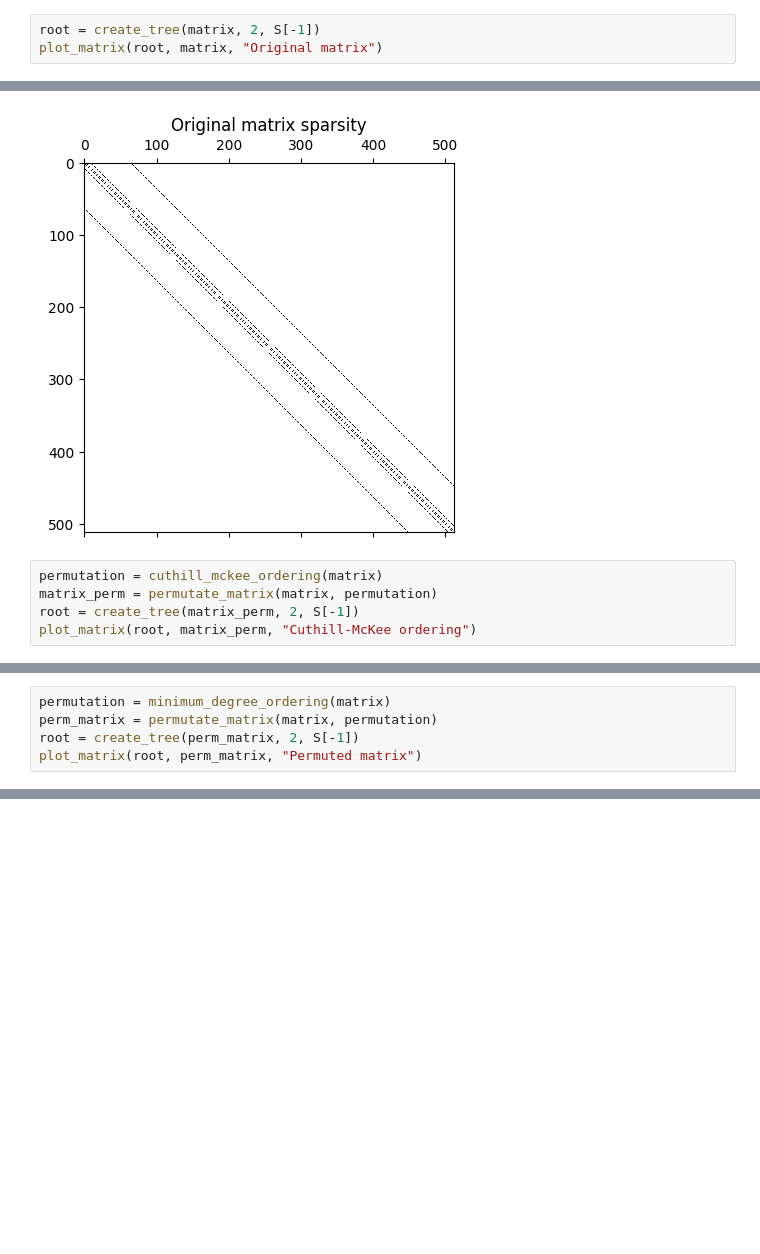
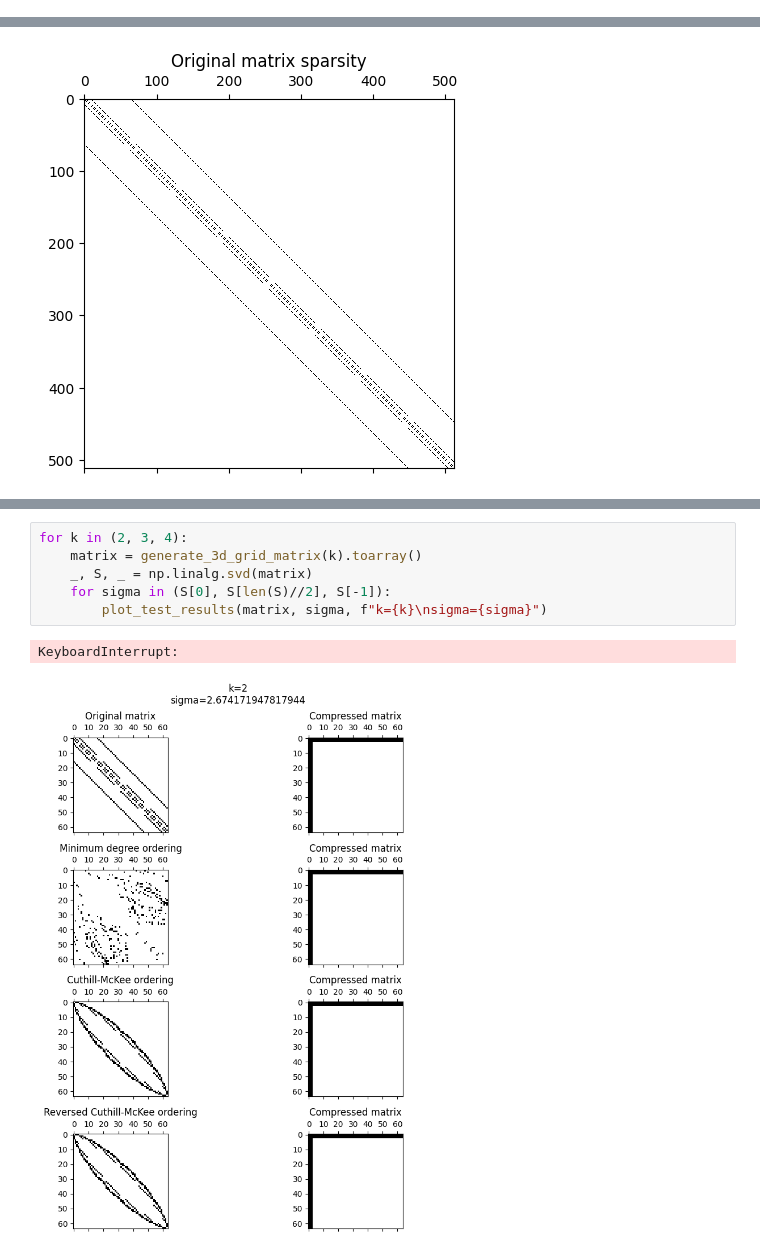
Before and after one commit to MicelloK/matrix-aglorithms, a Jupyter notebook: lab4/lab4.ipynb, the cells around one changed output, grey strips where cells are left out. Saved outputs shown, nothing was run; the diff lists cells and outputs as text; blank space fills up the shorter version.

```diff
--- a/lab4/lab4.ipynb
+++ b/lab4/lab4.ipynb
@@ -265,6 +270,3 @@ def cuthill_mckee_ordering(matrix):
 # %%
 matrix = generate_3d_grid_matrix(3).toarray()
 _, S, _ = np.linalg.svd(matrix)
-# %%
-root = create_tree(matrix, 2, S[-1])
-plot_matrix(root, matrix, "Original matrix")
@@ -274,8 +274,3 @@ plot_matrix(root, matrix, "Original matrix")
 plot_sparisity(matrix, "Original matrix sparsity")
 # %% [output]
 [figure]
-# %%
-permutation = cuthill_mckee_ordering(matrix)
-matrix_perm = permutate_matrix(matrix, permutation)
-root = create_tree(matrix_perm, 2, S[-1])
-plot_matrix(root, matrix_perm, "Cuthill-McKee ordering")
@@ -284,5 +276,0 @@ plot_matrix(root, matrix_perm, "Cuthill-McKee ordering")
-# %%
-permutation = minimum_degree_ordering(matrix)
-perm_matrix = permutate_matrix(matrix, permutation)
-root = create_tree(perm_matrix, 2, S[-1])
-plot_matrix(root, perm_matrix, "Permuted matrix")
@@ -295,0 +345,9 @@ plot_sparisity(perm_matrix, "Permuted matrix sparsity")
+# %%
+for k in (2, 3, 4):
+    matrix = generate_3d_grid_matrix(k).toarray()
+    _, S, _ = np.linalg.svd(matrix)
+    for sigma in (S[0], S[len(S)//2], S[-1]):
+        plot_test_results(matrix, sigma, f"k={k}\nsigma={sigma}")
+# %% [output]
+KeyboardInterrupt:
+[figure, added]
```
Also changed, not shown: parts of 16 cells of this notebook.
